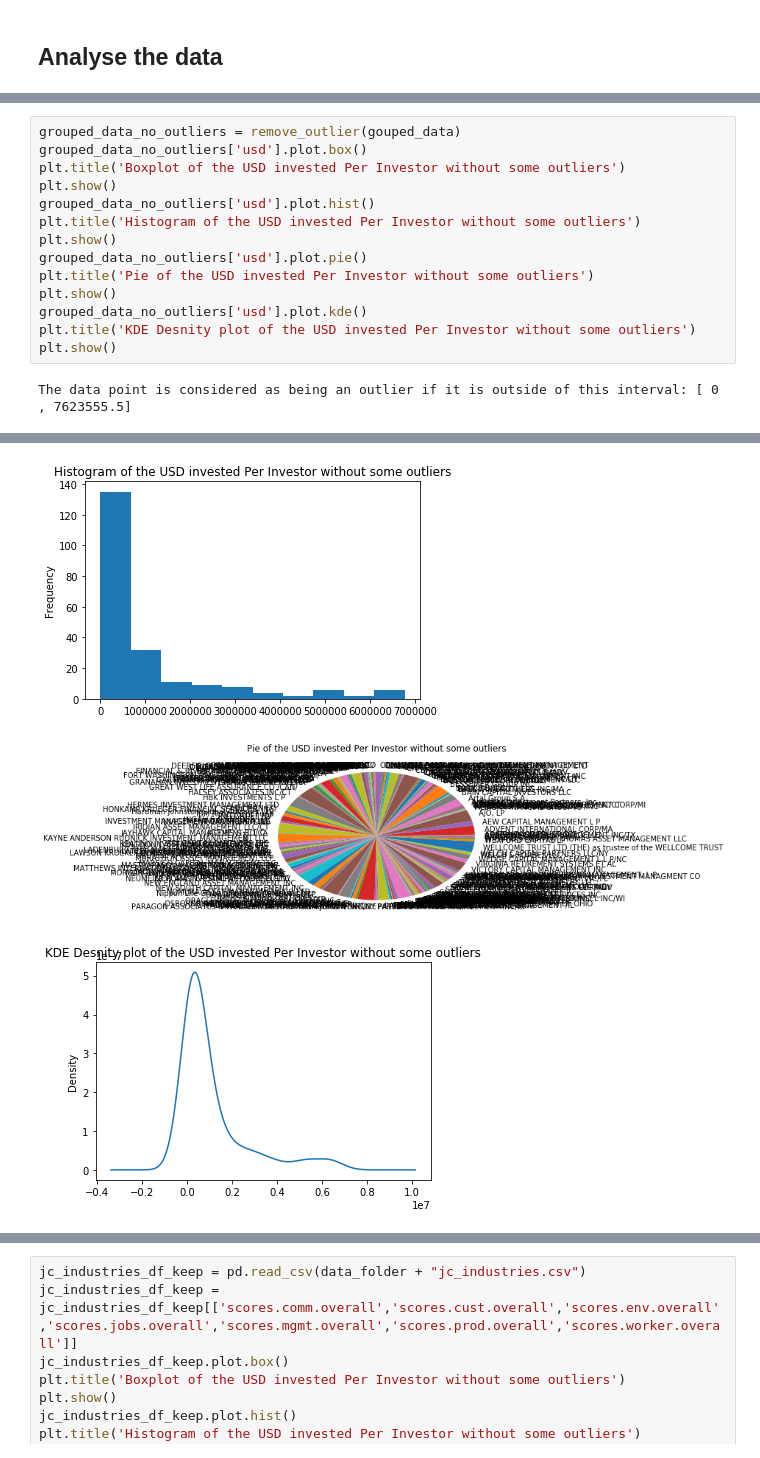
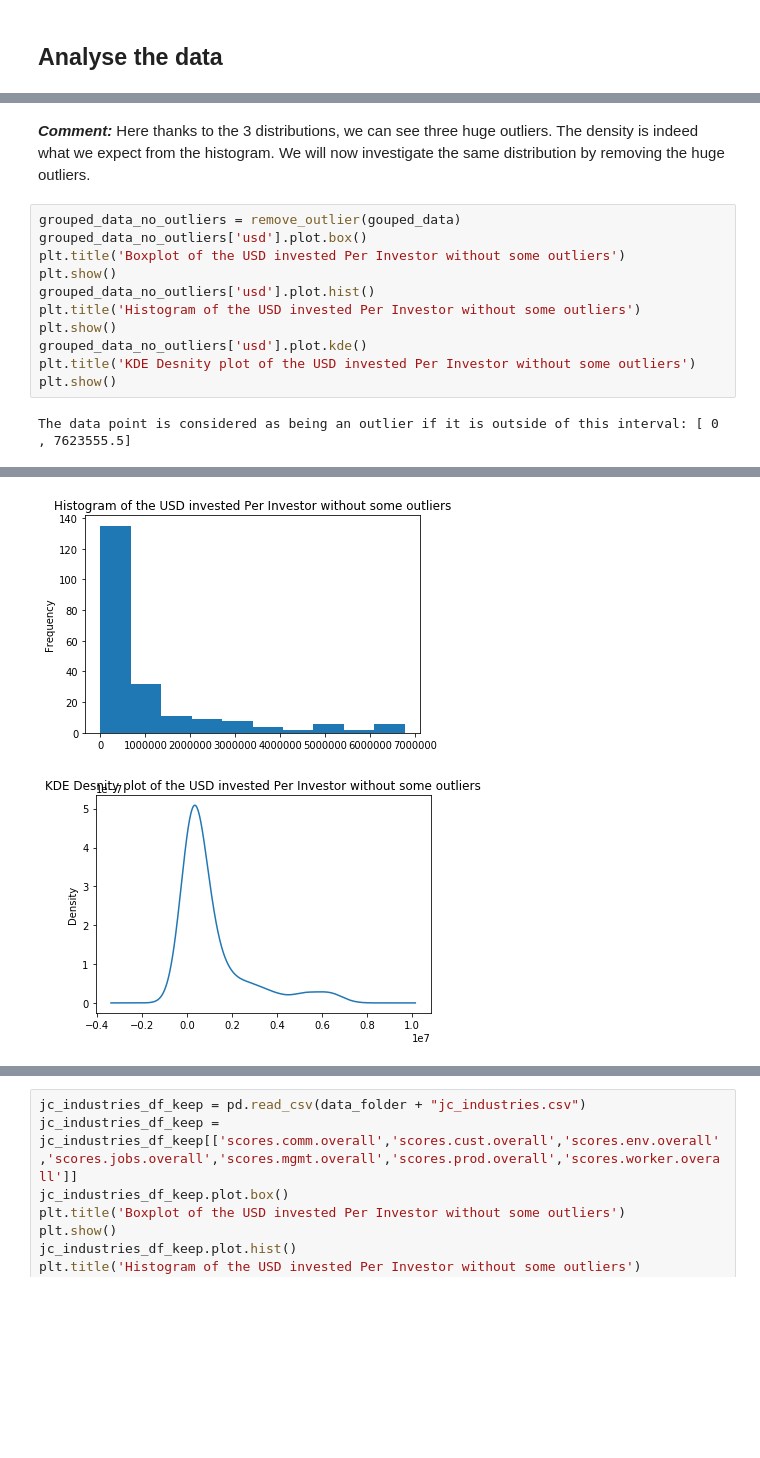
Before and after one commit to dcleres/investing_for_social_good, a Jupyter notebook: milestone_2_notebook.ipynb, the cells around one changed output, grey strips where cells are left out. Drawn from its saved outputs; the diff is of its cells as text; blank space fills up the shorter version.

```diff
--- a/milestone_2_notebook.ipynb
+++ b/milestone_2_notebook.ipynb
@@ -95,21 +70,21 @@ plt.show()
 [figure]
+# %% [markdown]
+***Comment:***
+Here thanks to the 3 distributions, we can see three huge outliers. The density is indeed what we expect from the histogram.
+We will now investigate the same distribution by removing the huge outliers.
 # %%
 grouped_data_no_outliers = remove_outlier(gouped_data)
 grouped_data_no_outliers['usd'].plot.box()
 plt.title('Boxplot of the USD invested Per Investor without some outliers')
 plt.show()
 grouped_data_no_outliers['usd'].plot.hist()
 plt.title('Histogram of the USD invested Per Investor without some outliers')
 plt.show()
-grouped_data_no_outliers['usd'].plot.pie()
-plt.title('Pie of the USD invested Per Investor without some outliers')
-plt.show()
 grouped_data_no_outliers['usd'].plot.kde()
 plt.title('KDE Desnity plot of the USD invested Per Investor without some outliers')
 plt.show()
 # %% [output]
 The data point is considered as being an outlier if it is outside of this interval: [ 0 , 7623555.5]
 [figure]
 [figure]
-[figure, old version]
+[figure, new version]
-[figure, removed]
```
Also changed, not shown: parts of 10 cells of this notebook.
